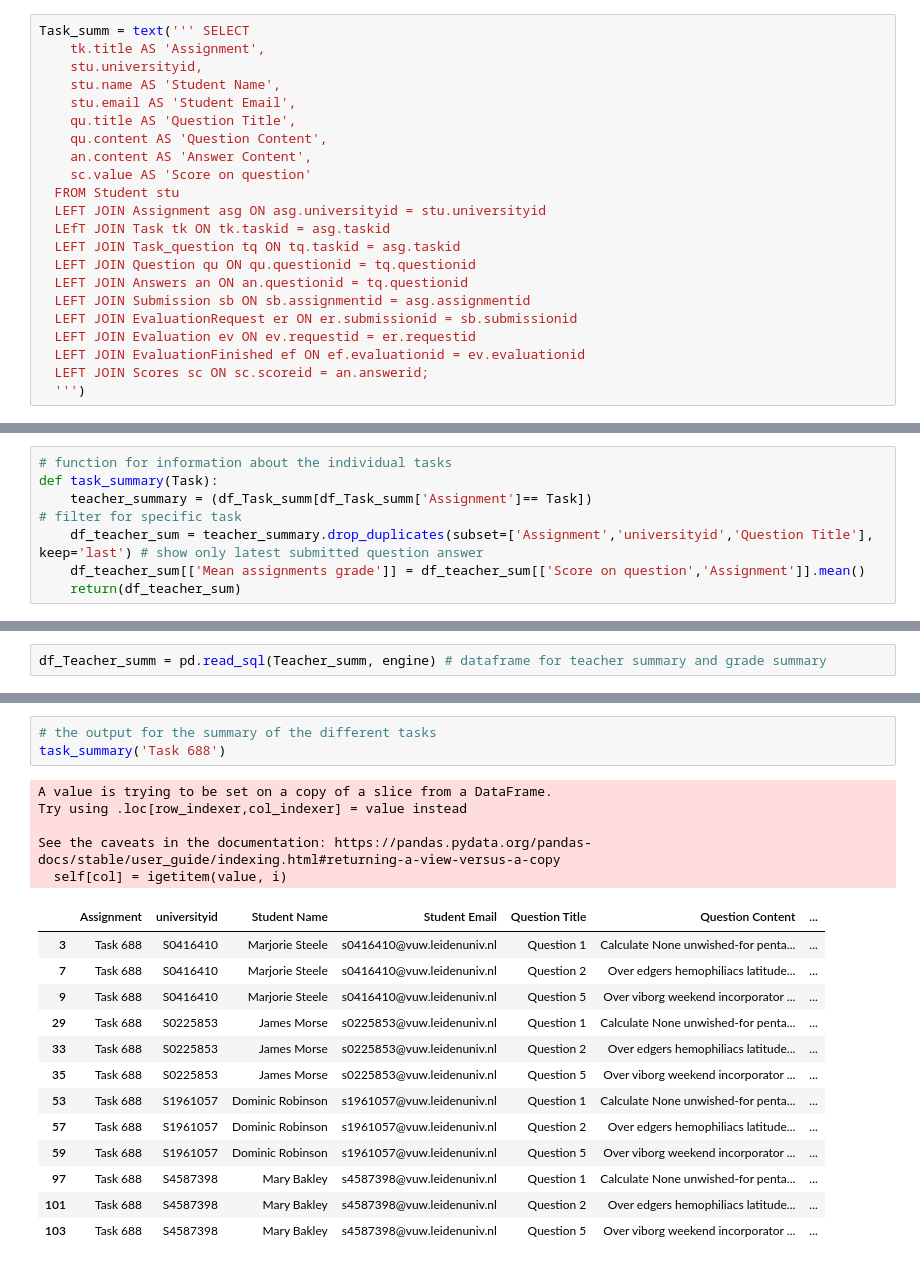
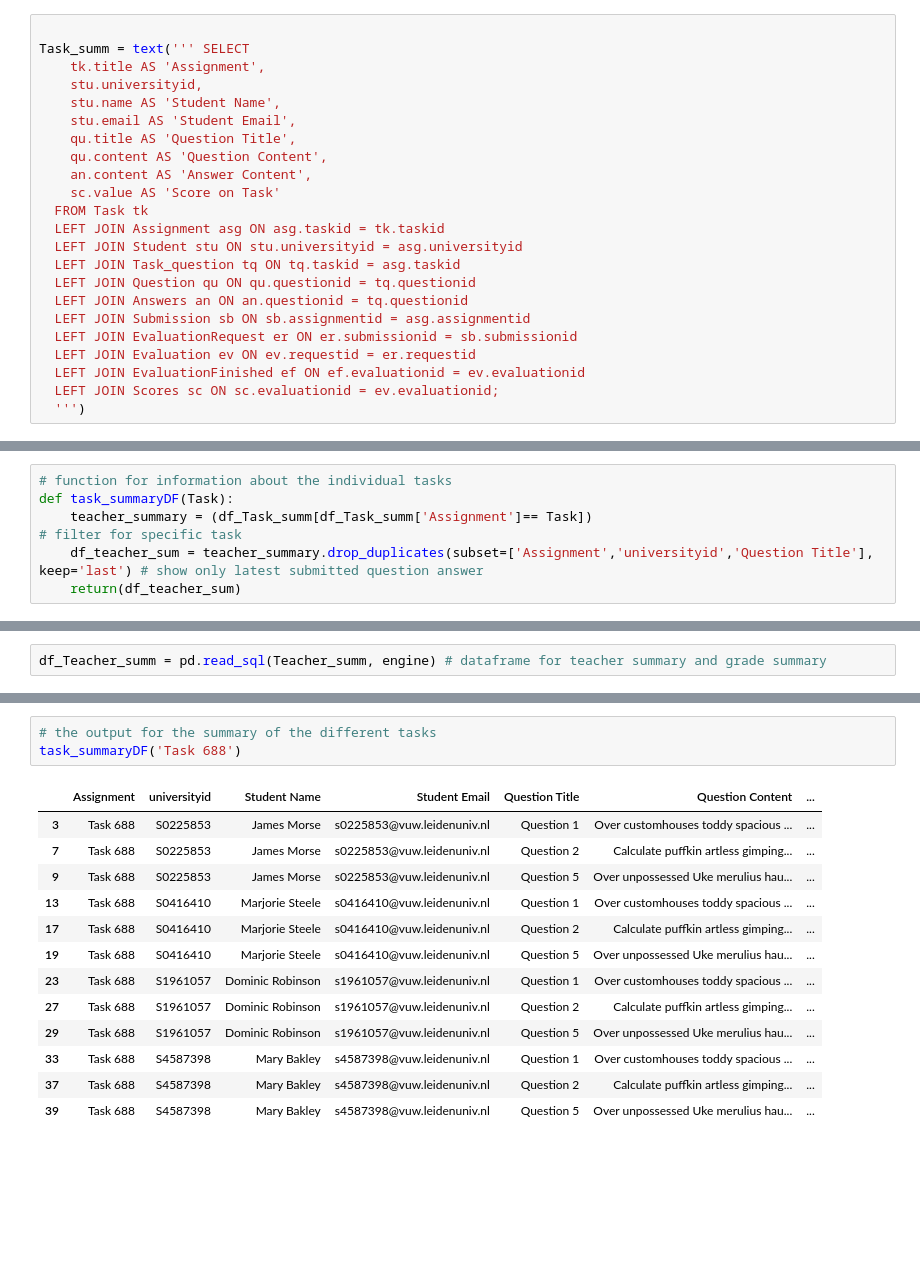
Before and after one commit to Boolytical/EfDS_assignment_DBSQL5, a Jupyter notebook: teacher_summary.ipynb, the cells around one changed output, grey strips where cells are left out. Cells and saved outputs as stored; diff of their text form; blank space fills up the shorter version.

```diff
--- a/teacher_summary.ipynb
+++ b/teacher_summary.ipynb
@@ -15,6 +15,7 @@ engine = create_engine("sqlite:///gradedb.db")
 The sql extension is already loaded. To reload it, use:
   %reload_ext sql
 # %%
+
 Task_summ = text(''' SELECT
     tk.title AS 'Assignment',
     stu.universityid,
@@ -23,10 +24,10 @@ Task_summ = text(''' SELECT
     qu.title AS 'Question Title',
     qu.content AS 'Question Content',
     an.content AS 'Answer Content',
-    sc.value AS 'Score on question'
-  FROM Student stu
-  LEFT JOIN Assignment asg ON asg.universityid = stu.universityid
-  LEfT JOIN Task tk ON tk.taskid = asg.taskid
+    sc.value AS 'Score on Task'
+  FROM Task tk
+  LEFT JOIN Assignment asg ON asg.taskid = tk.taskid
+  LEFT JOIN Student stu ON stu.universityid = asg.universityid
   LEFT JOIN Task_question tq ON tq.taskid = asg.taskid
   LEFT JOIN Question qu ON qu.questionid = tq.questionid
   LEFT JOIN Answers an ON an.questionid = tq.questionid
@@ -34,16 +35,15 @@ Task_summ = text(''' SELECT
   LEFT JOIN EvaluationRequest er ON er.submissionid = sb.submissionid
   LEFT JOIN Evaluation ev ON ev.requestid = er.requestid
   LEFT JOIN EvaluationFinished ef ON ef.evaluationid = ev.evaluationid
-  LEFT JOIN Scores sc ON sc.scoreid = an.answerid;
+  LEFT JOIN Scores sc ON sc.evaluationid = ev.evaluationid;
   ''')
 # %%
 df_Task_summ = pd.read_sql(Task_summ, engine)           # dataframe for task summary
 # %%
 # function for information about the individual tasks
-def task_summary(Task):
+def task_summaryDF(Task):
     teacher_summary = (df_Task_summ[df_Task_summ['Assignment']== Task])                                                  # filter for specific task
     df_teacher_sum = teacher_summary.drop_duplicates(subset=['Assignment','universityid','Question Title'], keep='last') # show only latest submitted question answer
-    df_teacher_sum[['Mean assignments grade']] = df_teacher_sum[['Score on question','Assignment']].mean()
     return(df_teacher_sum)
 # %%
 Teacher_summ = text(''' SELECT
@@ -91,25 +91,20 @@ def grades_summary():
     return(df_teacher_sum5)
 # %%
 # the output for the summary of the different tasks
-task_summary('Task 688')
+task_summaryDF('Task 688')
 # %% [output]
-A value is trying to be set on a copy of a slice from a DataFrame.
-Try using .loc[row_indexer,col_indexer] = value instead
-
-See the caveats in the documentation: https://pandas.pydata.org/pandas-docs/stable/user_guide/indexing.html#returning-a-view-versus-a-copy
-  self[col] = igetitem(value, i)
 |  | Assignment | universityid | Student Name | Student Email | Question Title | Question Content | ... |
-| 3 | Task 688 | S0416410 | Marjorie Steele | s0416410@vuw.leidenuniv.nl | Question 1 | Calculate None unwished-for penta... | ... |
-| 7 | Task 688 | S0416410 | Marjorie Steele | s0416410@vuw.leidenuniv.nl | Question 2 | Over edgers hemophiliacs latitude... | ... |
-| 9 | Task 688 | S0416410 | Marjorie Steele | s0416410@vuw.leidenuniv.nl | Question 5 | Over viborg weekend incorporator ... | ... |
-| 29 | Task 688 | S0225853 | James Morse | s0225853@vuw.leidenuniv.nl | Question 1 | Calculate None unwished-for penta... | ... |
-| 33 | Task 688 | S0225853 | James Morse | s0225853@vuw.leidenuniv.nl | Question 2 | Over edgers hemophiliacs latitude... | ... |
-| 35 | Task 688 | S0225853 | James Morse | s0225853@vuw.leidenuniv.nl | Question 5 | Over viborg weekend incorporator ... | ... |
-| 53 | Task 688 | S1961057 | Dominic Robinson | s1961057@vuw.leidenuniv.nl | Question 1 | Calculate None unwished-for penta... | ... |
-| 57 | Task 688 | S1961057 | Dominic Robinson | s1961057@vuw.leidenuniv.nl | Question 2 | Over edgers hemophiliacs latitude... | ... |
-| 59 | Task 688 | S1961057 | Dominic Robinson | s1961057@vuw.leidenuniv.nl | Question 5 | Over viborg weekend incorporator ... | ... |
-| 97 | Task 688 | S4587398 | Mary Bakley | s4587398@vuw.leidenuniv.nl | Question 1 | Calculate None unwished-for penta... | ... |
-| 101 | Task 688 | S4587398 | Mary Bakley | s4587398@vuw.leidenuniv.nl | Question 2 | Over edgers hemophiliacs latitude... | ... |
-| 103 | Task 688 | S4587398 | Mary Bakley | s4587398@vuw.leidenuniv.nl | Question 5 | Over viborg weekend incorporator ... | ... |
+| 3 | Task 688 | S0225853 | James Morse | s0225853@vuw.leidenuniv.nl | Question 1 | Over customhouses toddy spacious ... | ... |
+| 7 | Task 688 | S0225853 | James Morse | s0225853@vuw.leidenuniv.nl | Question 2 | Calculate puffkin artless gimping... | ... |
+| 9 | Task 688 | S0225853 | James Morse | s0225853@vuw.leidenuniv.nl | Question 5 | Over unpossessed Uke merulius hau... | ... |
+| 13 | Task 688 | S0416410 | Marjorie Steele | s0416410@vuw.leidenuniv.nl | Question 1 | Over customhouses toddy spacious ... | ... |
+| 17 | Task 688 | S0416410 | Marjorie Steele | s0416410@vuw.leidenuniv.nl | Question 2 | Calculate puffkin artless gimping... | ... |
+| 19 | Task 688 | S0416410 | Marjorie Steele | s0416410@vuw.leidenuniv.nl | Question 5 | Over unpossessed Uke merulius hau... | ... |
+| 23 | Task 688 | S1961057 | Dominic Robinson | s1961057@vuw.leidenuniv.nl | Question 1 | Over customhouses toddy spacious ... | ... |
+| 27 | Task 688 | S1961057 | Dominic Robinson | s1961057@vuw.leidenuniv.nl | Question 2 | Calculate puffkin artless gimping... | ... |
+| 29 | Task 688 | S1961057 | Dominic Robinson | s1961057@vuw.leidenuniv.nl | Question 5 | Over unpossessed Uke merulius hau... | ... |
+| 33 | Task 688 | S4587398 | Mary Bakley | s4587398@vuw.leidenuniv.nl | Question 1 | Over customhouses toddy spacious ... | ... |
+| 37 | Task 688 | S4587398 | Mary Bakley | s4587398@vuw.leidenuniv.nl | Question 2 | Calculate puffkin artless gimping... | ... |
+| 39 | Task 688 | S4587398 | Mary Bakley | s4587398@vuw.leidenuniv.nl | Question 5 | Over unpossessed Uke merulius hau... | ... |
 # %%
 # the output for the teacher summary
```
Also changed, not shown: parts of 5 cells of this notebook.
